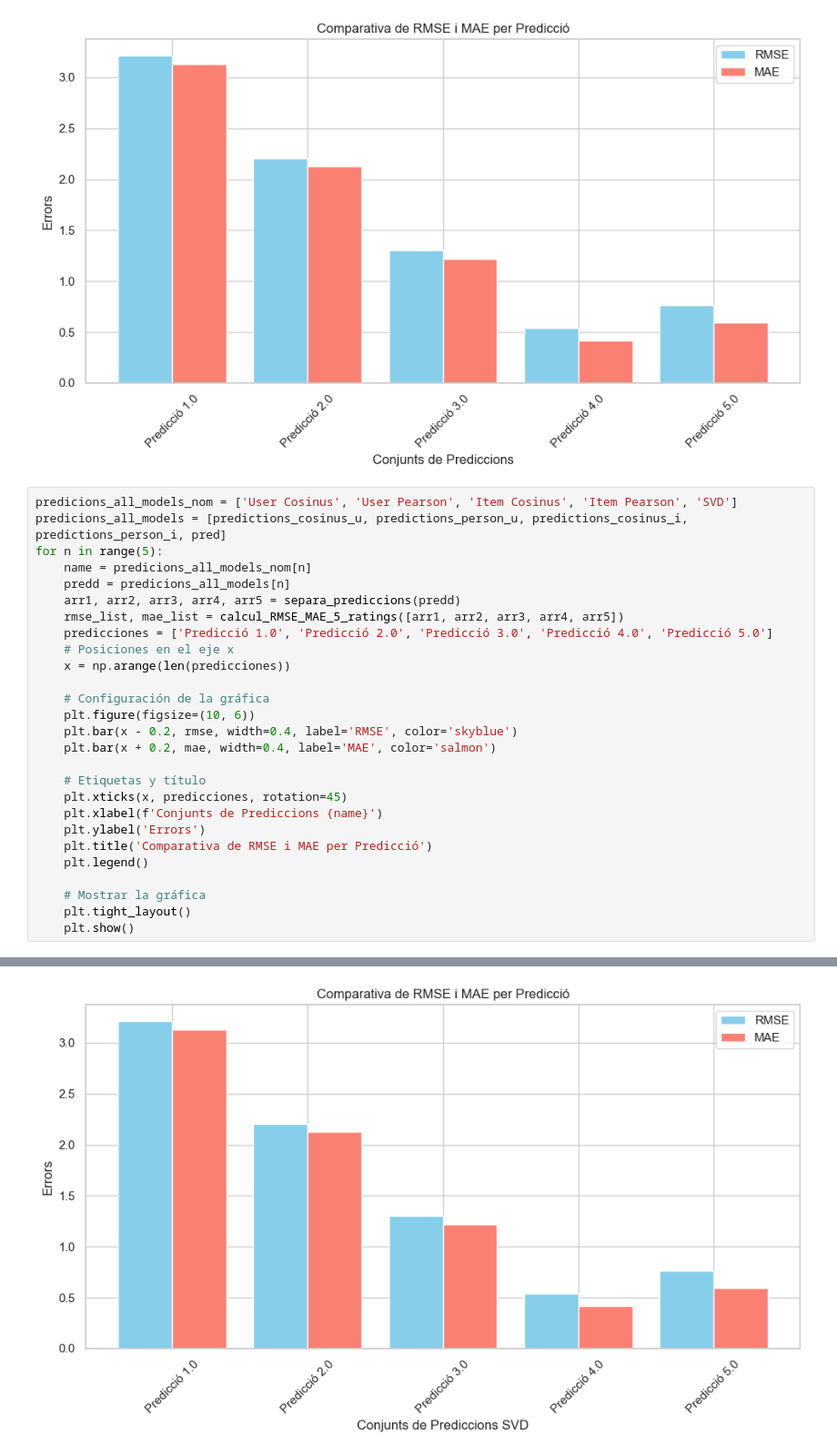
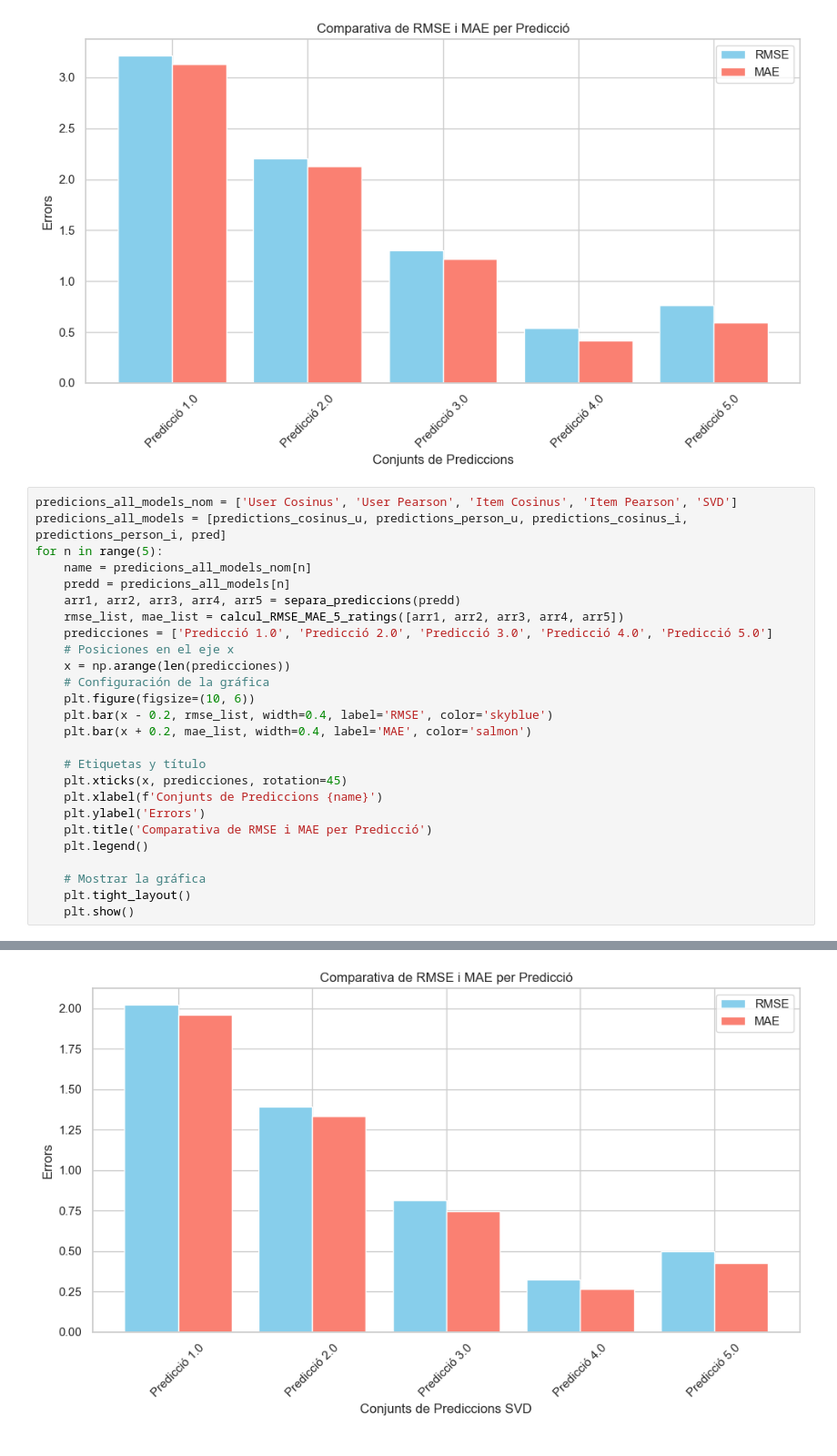
Before and after one commit to DCC-UAB/ACproject-grup-18, a Jupyter notebook: grafiques-2.ipynb, the cells around one changed output, grey strips where cells are left out. Shown at 91% size. Cells and saved outputs as stored; diff of their text form.

```diff
--- a/grafiques-2.ipynb
+++ b/grafiques-2.ipynb
@@ -1671,11 +1671,10 @@ for n in range(5):
     predicciones = ['Predicció 1.0', 'Predicció 2.0', 'Predicció 3.0', 'Predicció 4.0', 'Predicció 5.0']
     # Posiciones en el eje x
     x = np.arange(len(predicciones))
-
     # Configuración de la gráfica
     plt.figure(figsize=(10, 6))
-    plt.bar(x - 0.2, rmse, width=0.4, label='RMSE', color='skyblue')
-    plt.bar(x + 0.2, mae, width=0.4, label='MAE', color='salmon')
+    plt.bar(x - 0.2, rmse_list, width=0.4, label='RMSE', color='skyblue')
+    plt.bar(x + 0.2, mae_list, width=0.4, label='MAE', color='salmon')
 
     # Etiquetas y título
     plt.xticks(x, predicciones, rotation=45)
@@ -1735,11 +1734,11 @@ MAE:  0.6974
 RMSE: 2.0214
 MAE:  1.9592
 RMSE: 1.3937
 MAE:  1.3328
 RMSE: 0.8122
 MAE:  0.7467
 RMSE: 0.3261
 MAE:  0.2654
 RMSE: 0.5010
 MAE:  0.4259
-[figure, old version]
+[figure, new version]
```
Also changed, not shown: parts of 1 cell of this notebook.
